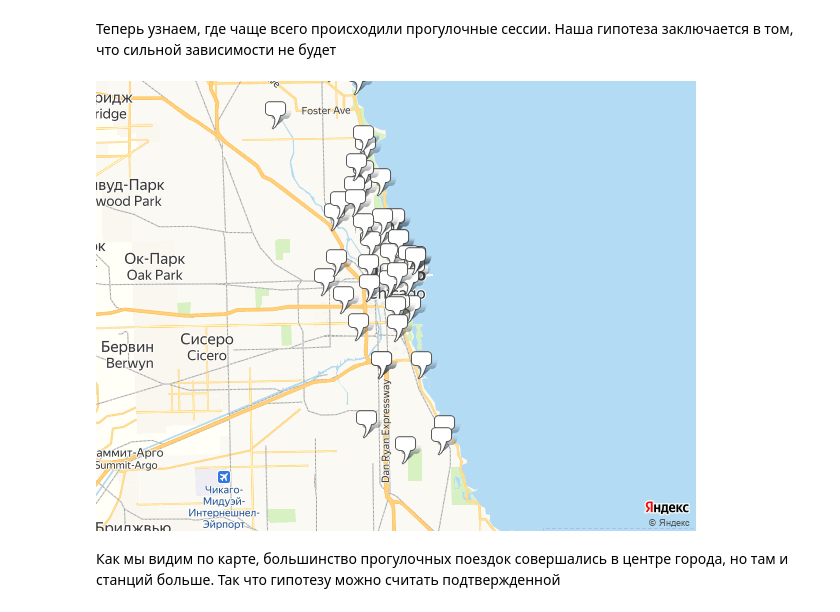
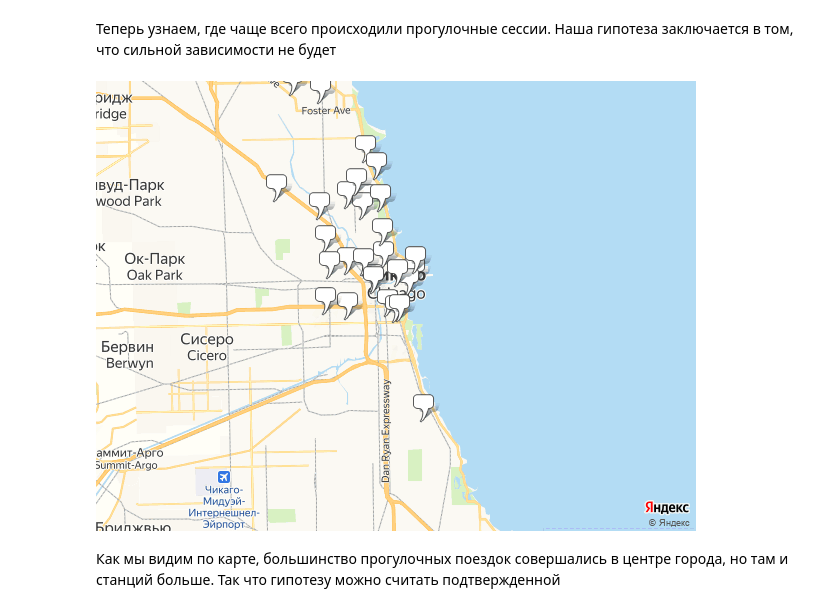
Before and after one commit to Konstantin-Kalug/yandex_bigdata_intensive, a Jupyter notebook: GeneralNotebook.ipynb, the cells around one changed output. Cells and saved outputs as stored; diff of their text form; code cells hidden in the pictures.

```diff
--- a/GeneralNotebook.ipynb
+++ b/GeneralNotebook.ipynb
@@ -606,11 +608,11 @@ def set_request(points):
     with open('data/map.png', "wb") as file:
         file.write(image.content)
 # %%
-set_request(points[100:150])
+set_request(points[:30])
 from IPython.display import Image
 Image(filename='data/map.png')
 # %% [output]
-[figure, old version]
+[figure, new version]
 # %% [markdown]
 Как мы видим по карте, большинство прогулочных поездок совершались в центре города, но там и станций больше. Так что гипотезу можно считать подтвержденной
 # %% [markdown]
```
Also changed, not shown: parts of 37 cells of this notebook, 1 other file.
